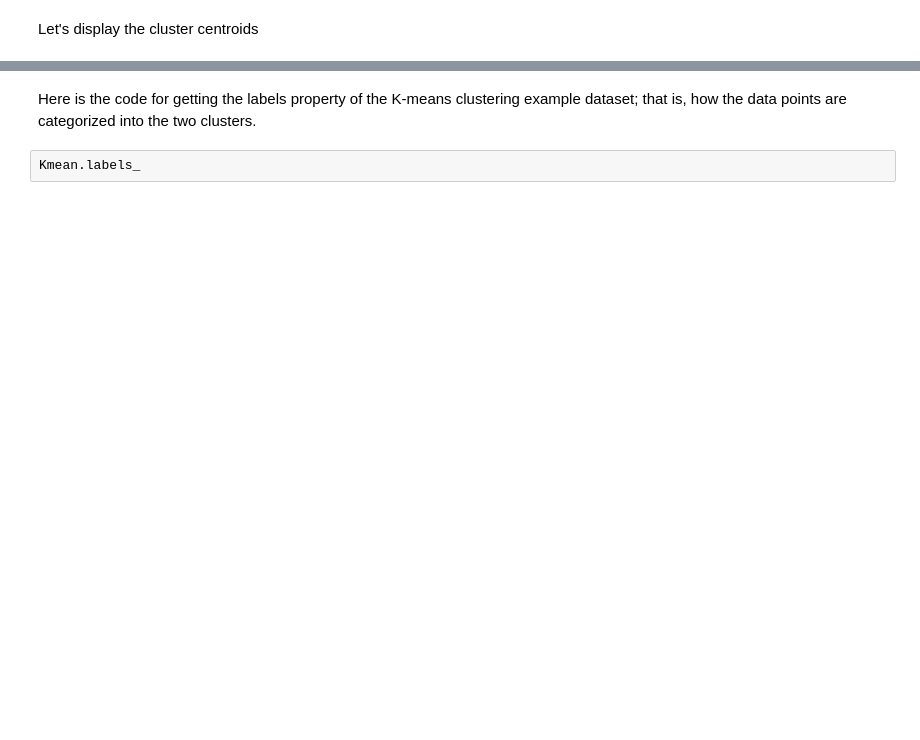
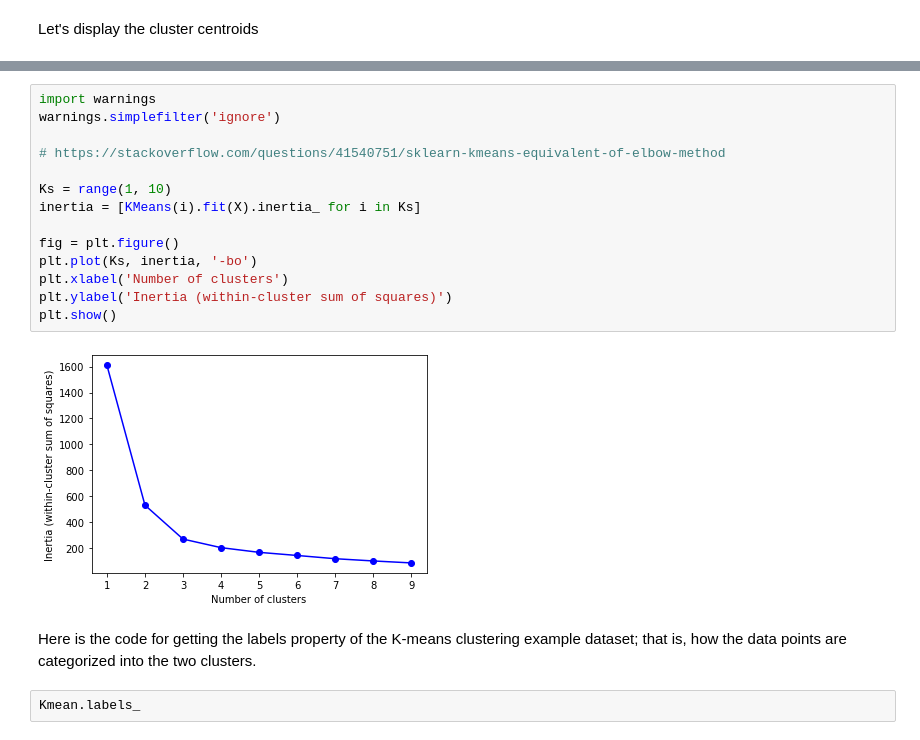
Before and after one commit to polyhedron-gdl/introduction-to-machine-learning-for-finance, a Jupyter notebook: 2022/1-notebooks/chapter-3-1.ipynb, the cells around one changed output, grey strips where cells are left out. Saved outputs shown, nothing was run; the diff lists cells and outputs as text; blank space fills up the shorter version.

```diff
--- a/2022/1-notebooks/chapter-3-1.ipynb
+++ b/2022/1-notebooks/chapter-3-1.ipynb
@@ -101,3 +110,19 @@ plt.show()
+# %%
+import warnings
+warnings.simplefilter('ignore')
+
+# https://stackoverflow.com/questions/41540751/sklearn-kmeans-equivalent-of-elbow-method
+
+Ks = range(1, 10)
+inertia = [KMeans(i).fit(X).inertia_ for i in Ks]
+
+fig = plt.figure()
+plt.plot(Ks, inertia, '-bo')
+plt.xlabel('Number of clusters')
+plt.ylabel('Inertia (within-cluster sum of squares)')
+plt.show()
+# %% [output]
+[figure, added]
 # %% [markdown]
 Here is the code for getting the labels property of the K-means clustering example dataset; that is, how the data points are categorized into the two clusters.
 # %%
```
Also changed, not shown: parts of 7 cells of this notebook.
